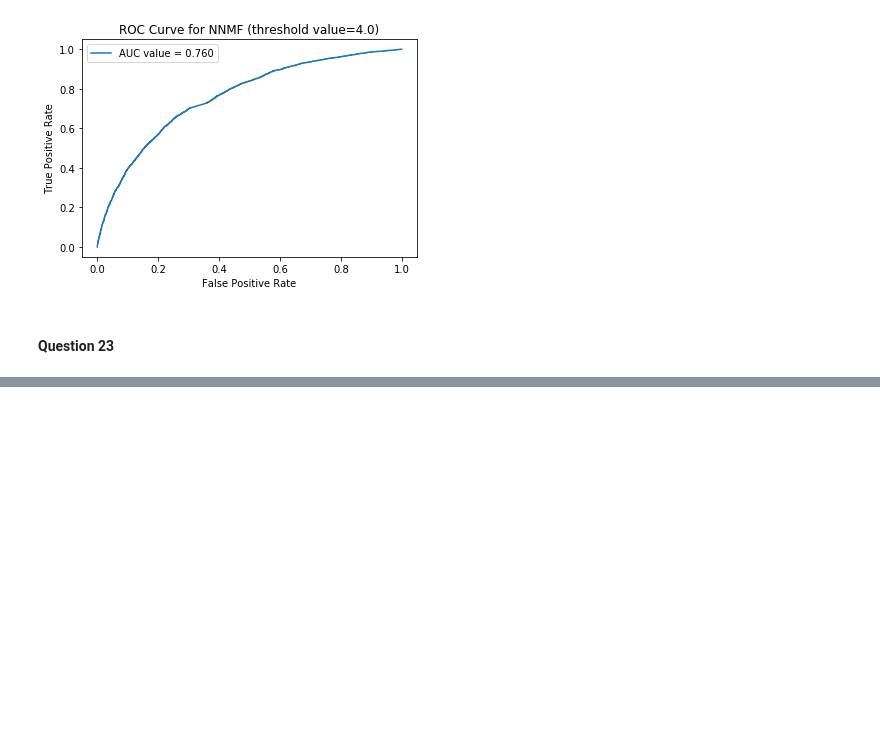
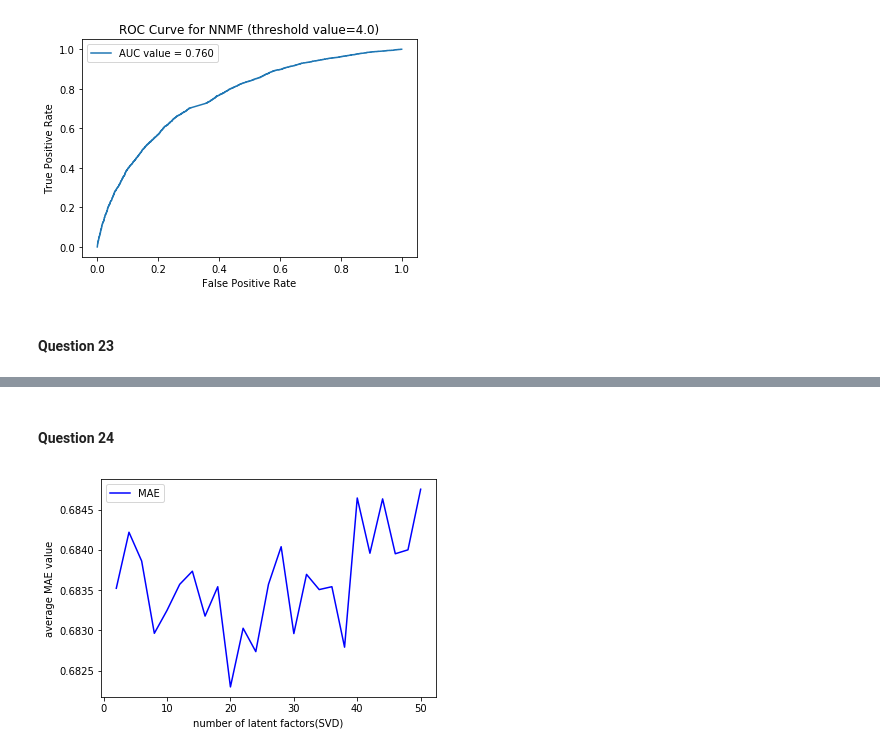
Before and after one commit to popo0293/EE219Project3, a Jupyter notebook: Project3.ipynb, the cells around one changed output, grey strips where cells are left out. Cells and saved outputs as stored; diff of their text form; code cells hidden in the pictures; blank space fills up the shorter version.

```diff
--- a/Project3.ipynb
+++ b/Project3.ipynb
@@ -543,0 +543,11 @@ algo = NMF(n_factors=k_q23)
+# %%
+k_q23=20
+algo = NMF(n_factors=k_q23)
+trainset = data.build_full_trainset()
+algo.fit(trainset)
+
+for c in range(10):
+    col_top10 = np.argsort(-algo.qi[:,c])[:10]
+    gcol = [m_data['genres'][i] for i in col_top10]
+    print(gcol)
+    print('-'*70)
@@ -543,0 +575,31 @@ algo = NMF(n_factors=k_q23)
+# %% [markdown]
+#### Question 24
+# %%
+from surprise import SVD
+k_svd = range(2,51,2)
+
+rmse_svd=[]
+mae_svd=[]
+
+if GET_DATA_FROM_FILES and False and os.path.isfile("./rmse_svd.pkl")\
+                    and os.path.isfile("./mae_svd.pkl"):
+    logging.info("Loading rmse_svd and mae_svd.")
+    rmse_svd = pickle.load(open("./rmse_svd.pkl", "rb"))
+    mae_svd = pickle.load(open("./mae_svd.pkl", "rb"))
+else:
+    for k in k_svd:
+        algo = SVD(n_factors=k, biased=True)
+        result = cross_validate(algo, data, measures=['RMSE', 'MAE'], cv=10)
+        rmse_svd.append(np.mean(result['test_rmse']))
+        mae_svd.append(np.mean(result['test_mae']))
+
+    pickle.dump(rmse_svd, open("./rmse_svd.pkl", "wb"))
+    pickle.dump(mae_svd, open("./mae_svd.pkl", "wb"))
+# %%
+l1, = plt.plot(k_svd, mae_svd, 'b-', label='MAE')
+plt.xlabel('number of latent factors(SVD)')
+plt.ylabel('average MAE value')
+plt.legend(handles=[l1])
+plt.show()
+# %% [output]
+[figure, added]
```
Also changed, not shown: parts of 21 cells of this notebook, 6 other files.
